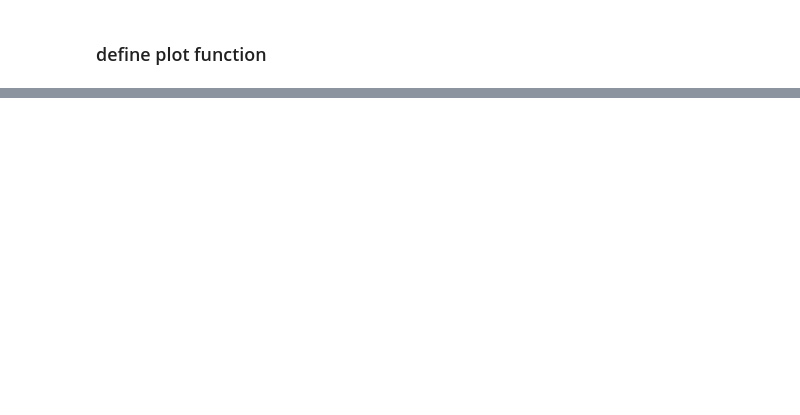
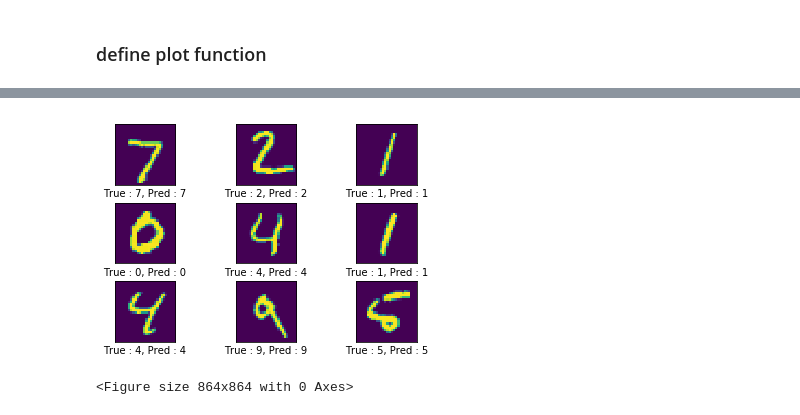
Before and after one commit to sunnyswag/ml_dl_assignments, a Jupyter notebook: assignment_5/assignment_5.ipynb, the cells around one changed output, grey strips where cells are left out. Cells and saved outputs as stored; diff of their text form; code cells hidden in the pictures; blank space fills up the shorter version.

```diff
--- a/assignment_5/assignment_5.ipynb
+++ b/assignment_5/assignment_5.ipynb
@@ -72,0 +248,5 @@ def plot_images(images, cls_true, cls_pred=None):
+# %%
+path_model = 'model/model2.h5'
+model2.save(path_model)
+
+del model2
@@ -72,0 +255,6 @@ def plot_images(images, cls_true, cls_pred=None):
+# %%
+model3 = load_model(path_model)
+# %%
+cls_pred = model3.predict(x_test_flat[:9],
+                         batch_size=3,
+                         verbose=1)
@@ -72,0 +263,7 @@ def plot_images(images, cls_true, cls_pred=None):
+# %%
+plot_images(x_test[:9],
+            np.argmax(y_test[:9], axis=1),
+            np.argmax(cls_pred, axis=1))
+# %% [output]
+[figure, added]
+<Figure size 864x864 with 0 Axes>
```
Also changed, not shown: parts of 33 cells of this notebook, 2 other files.
